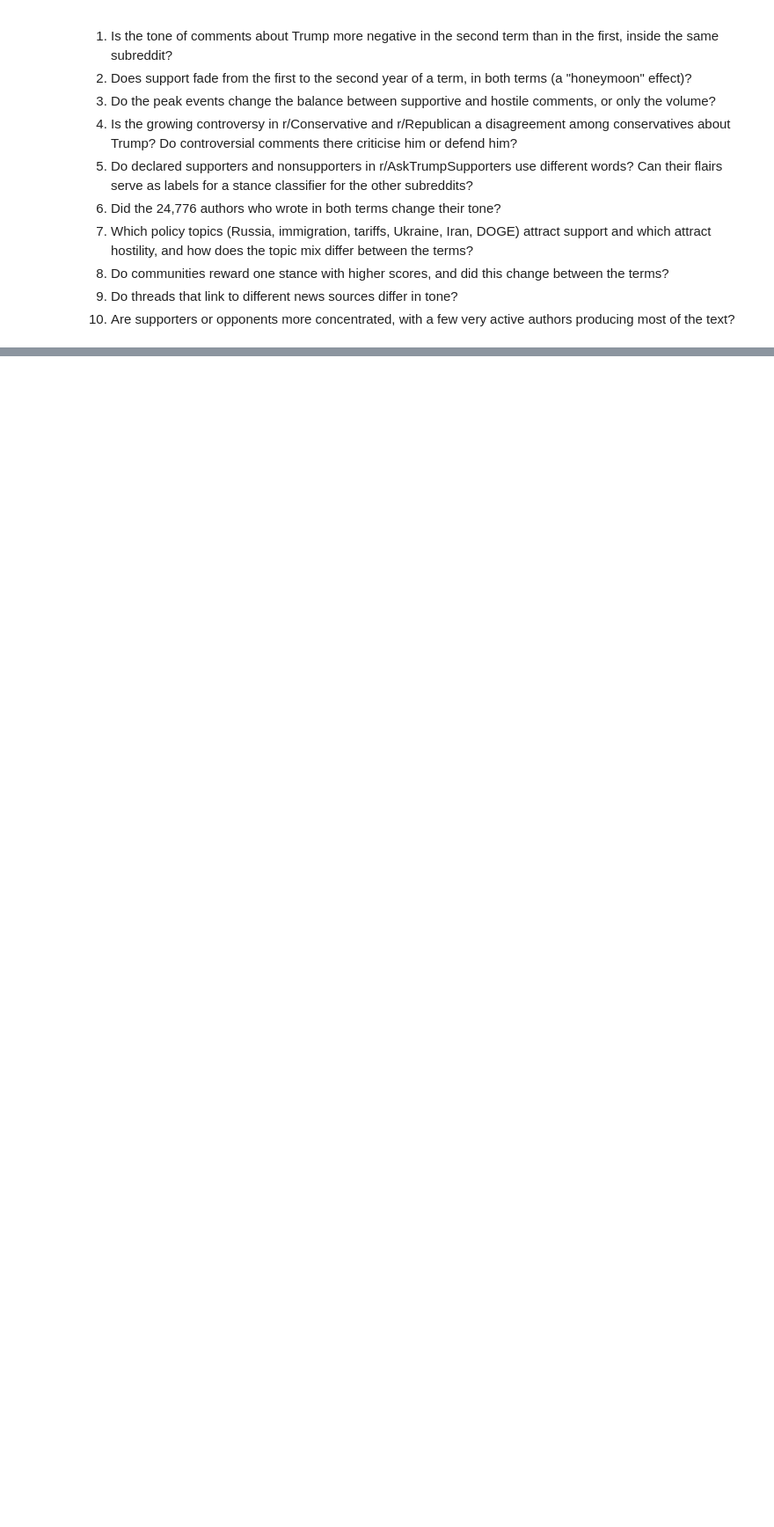
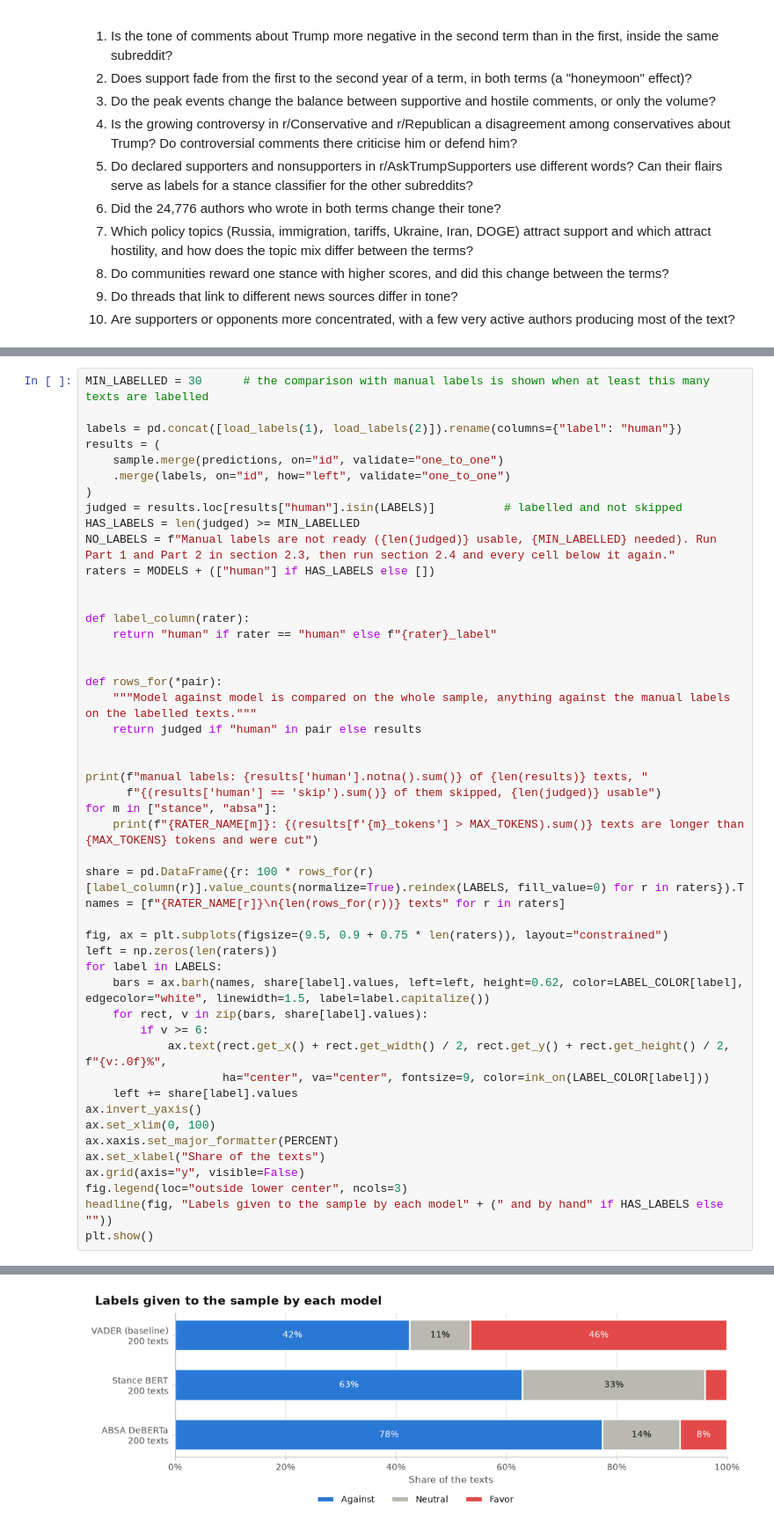
Before and after one commit to khorunzhaviktoriia/reddit_analysis_project, a Jupyter notebook: notebooks/EDA/eda.ipynb, the cells around one changed output, grey strips where cells are left out. Shown at 88% size. Drawn from its saved outputs; the diff is of its cells as text; blank space fills up the shorter version.

Commit message:
Sentiment Analysis - Data Annotation

```diff
--- a/notebooks/EDA/eda.ipynb
+++ b/notebooks/EDA/eda.ipynb
@@ -1127,0 +1448,49 @@ per_stance
+# %%
+MIN_LABELLED = 30      # the comparison with manual labels is shown when at least this many texts are labelled
+
+labels = pd.concat([load_labels(1), load_labels(2)]).rename(columns={"label": "human"})
+results = (
+    sample.merge(predictions, on="id", validate="one_to_one")
+    .merge(labels, on="id", how="left", validate="one_to_one")
+)
+judged = results.loc[results["human"].isin(LABELS)]          # labelled and not skipped
+HAS_LABELS = len(judged) >= MIN_LABELLED
+NO_LABELS = f"Manual labels are not ready ({len(judged)} usable, {MIN_LABELLED} needed). Run Part 1 and Part 2 in section 2.3, then run section 2.4 and every cell below it again."
+raters = MODELS + (["human"] if HAS_LABELS else [])
+
+
+def label_column(rater):
+    return "human" if rater == "human" else f"{rater}_label"
+
+
+def rows_for(*pair):
+    """Model against model is compared on the whole sample, anything against the manual labels on the labelled texts."""
+    return judged if "human" in pair else results
+
+
+print(f"manual labels: {results['human'].notna().sum()} of {len(results)} texts, "
+      f"{(results['human'] == 'skip').sum()} of them skipped, {len(judged)} usable")
+for m in ["stance", "absa"]:
+    print(f"{RATER_NAME[m]}: {(results[f'{m}_tokens'] > MAX_TOKENS).sum()} texts are longer than {MAX_TOKENS} tokens and were cut")
+
+share = pd.DataFrame({r: 100 * rows_for(r)[label_column(r)].value_counts(normalize=True).reindex(LABELS, fill_value=0) for r in raters}).T
+names = [f"{RATER_NAME[r]}\n{len(rows_for(r))} texts" for r in raters]
+
+fig, ax = plt.subplots(figsize=(9.5, 0.9 + 0.75 * len(raters)), layout="constrained")
+left = np.zeros(len(raters))
+for label in LABELS:
+    bars = ax.barh(names, share[label].values, left=left, height=0.62, color=LABEL_COLOR[label], edgecolor="white", linewidth=1.5, label=label.capitalize())
+    for rect, v in zip(bars, share[label].values):
+        if v >= 6:
+            ax.text(rect.get_x() + rect.get_width() / 2, rect.get_y() + rect.get_height() / 2, f"{v:.0f}%",
+                    ha="center", va="center", fontsize=9, color=ink_on(LABEL_COLOR[label]))
+    left += share[label].values
+ax.invert_yaxis()
+ax.set_xlim(0, 100)
+ax.xaxis.set_major_formatter(PERCENT)
+ax.set_xlabel("Share of the texts")
+ax.grid(axis="y", visible=False)
+fig.legend(loc="outside lower center", ncols=3)
+headline(fig, "Labels given to the sample by each model" + (" and by hand" if HAS_LABELS else ""))
+plt.show()
+# %% [output]
@@ -1127,0 +1500 @@ per_stance
+[figure, added]
```
Also changed, not shown: parts of 29 cells of this notebook, 1 other file.
